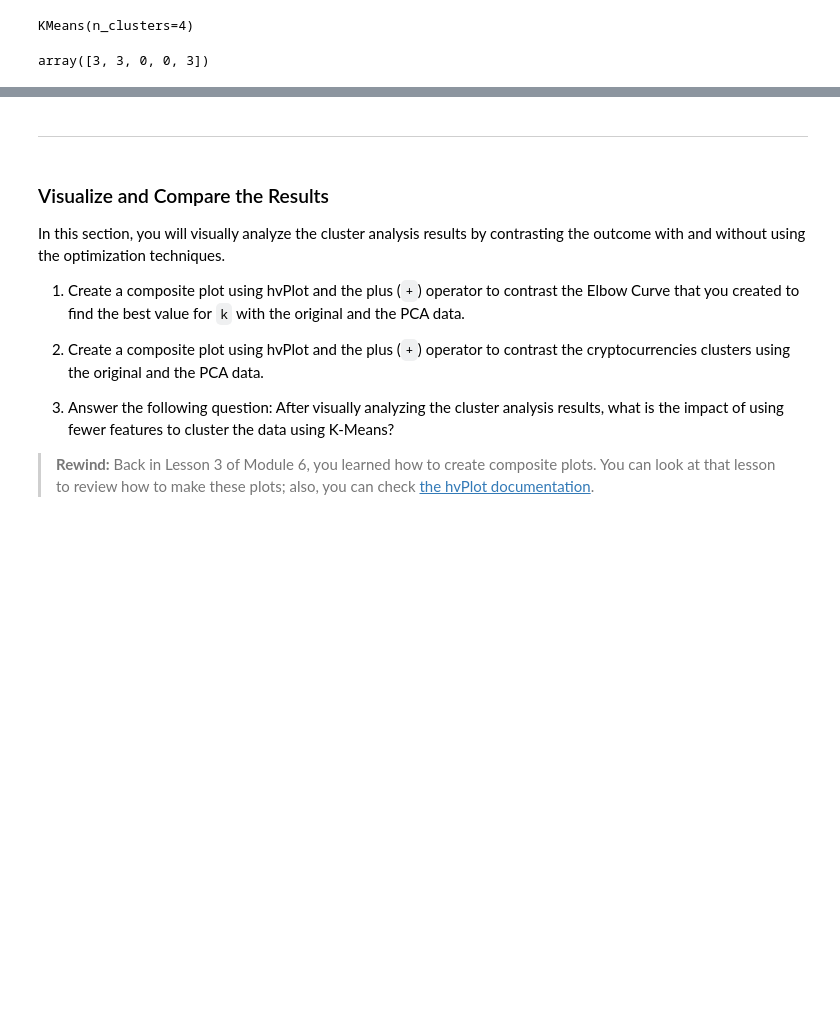
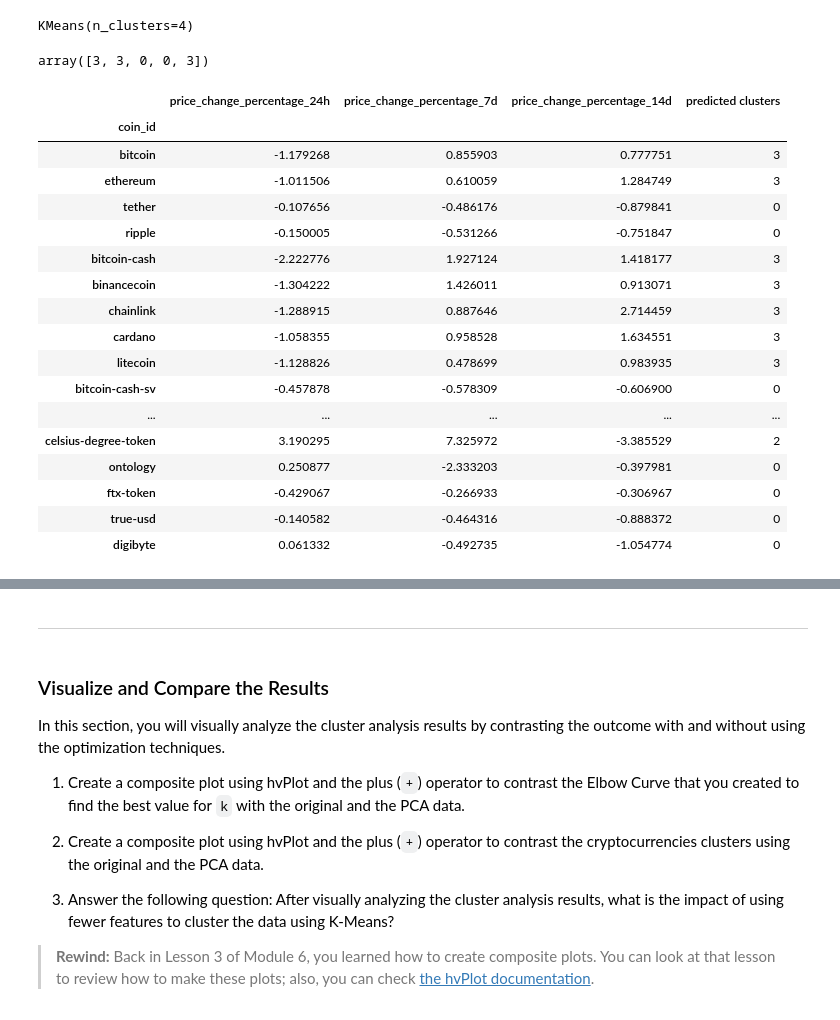
Before and after one commit to seanpatel19/Challenge-10, a Jupyter notebook: crypto_investments.ipynb, the cells around one changed output, grey strips where cells are left out. Cells and saved outputs as stored; diff of their text form; code cells hidden in the pictures; blank space fills up the shorter version.

```diff
--- a/crypto_investments.ipynb
+++ b/crypto_investments.ipynb
@@ -385,10 +385,29 @@ data_predict_2[:5]
 array([3, 3, 0, 0, 3])
 # %%
 # Add a new column to the DataFrame with the predicted clusters
-# YOUR CODE HERE!
+df_scaled_market_pca["predicted clusters"]=data_predict_2
 
 # Display sample data
-# YOUR CODE HERE!
+df_scaled_market_pca
+# %% [output]
+|  | price_change_percentage_24h | price_change_percentage_7d | price_change_percentage_14d | predicted clusters |
+| coin_id |  |  |  |  |
+| bitcoin | -1.179268 | 0.855903 | 0.777751 | 3 |
+| ethereum | -1.011506 | 0.610059 | 1.284749 | 3 |
+| tether | -0.107656 | -0.486176 | -0.879841 | 0 |
+| ripple | -0.150005 | -0.531266 | -0.751847 | 0 |
+| bitcoin-cash | -2.222776 | 1.927124 | 1.418177 | 3 |
+| binancecoin | -1.304222 | 1.426011 | 0.913071 | 3 |
+| chainlink | -1.288915 | 0.887646 | 2.714459 | 3 |
+| cardano | -1.058355 | 0.958528 | 1.634551 | 3 |
+| litecoin | -1.128826 | 0.478699 | 0.983935 | 3 |
+| bitcoin-cash-sv | -0.457878 | -0.578309 | -0.606900 | 0 |
+| ... | ... | ... | ... | ... |
+| celsius-degree-token | 3.190295 | 7.325972 | -3.385529 | 2 |
+| ontology | 0.250877 | -2.333203 | -0.397981 | 0 |
+| ftx-token | -0.429067 | -0.266933 | -0.306967 | 0 |
+| true-usd | -0.140582 | -0.464316 | -0.888372 | 0 |
+| digibyte | 0.061332 | -0.492735 | -1.054774 | 0 |
 # %%
 # Create a scatter plot using hvPlot by setting
 # `x="price_change_percentage_24h"` and `y="price_change_percentage_7d"`.
```
Also changed, not shown: parts of 10 cells of this notebook.
